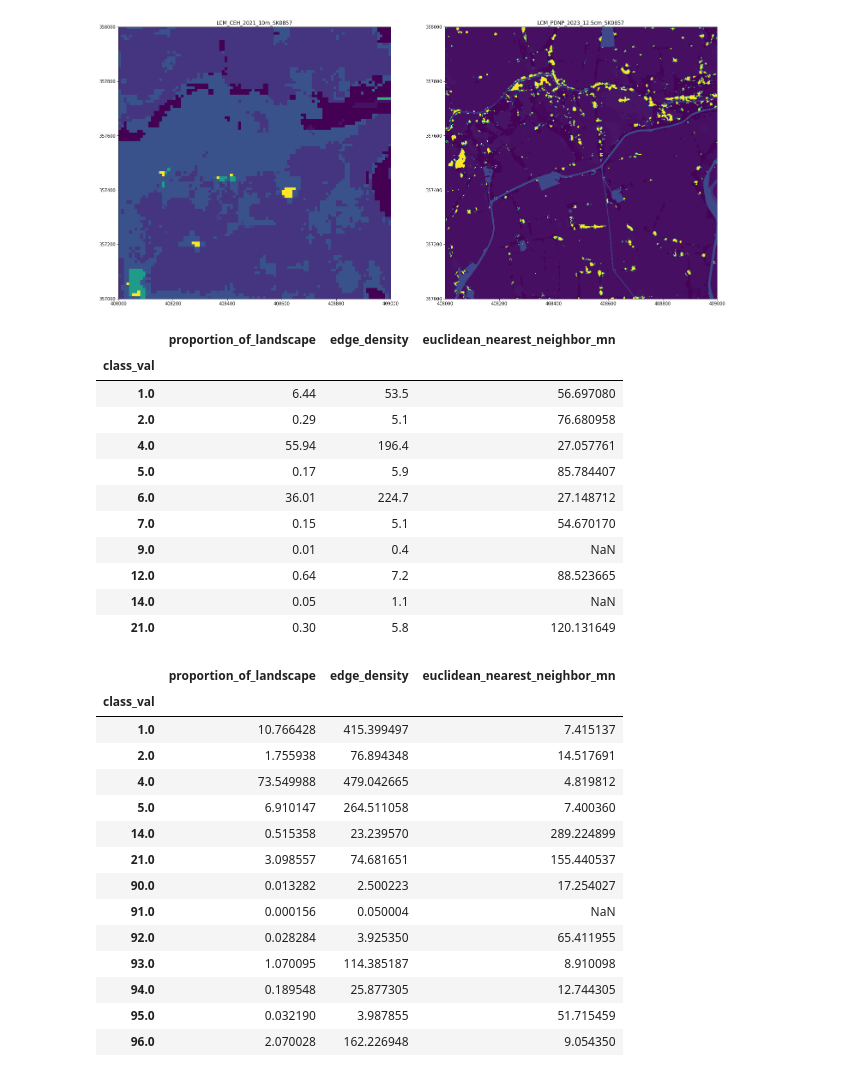
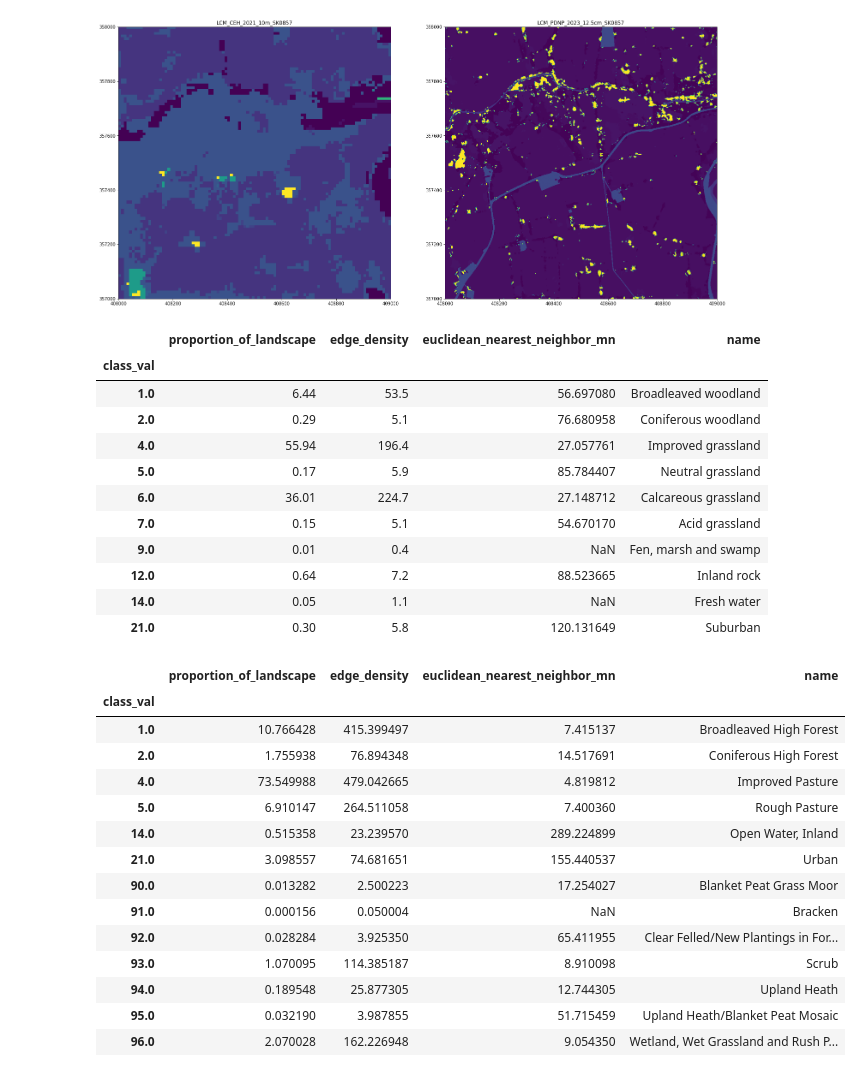
Before and after one commit to pdnpa/cnn-land-cover, a Jupyter notebook: notebooks/LCM fragmentation test.ipynb, the cells around one changed output. Saved outputs shown, nothing was run; the diff lists cells and outputs as text; code cells hidden in the pictures.

```diff
--- a/notebooks/LCM fragmentation test.ipynb
+++ b/notebooks/LCM fragmentation test.ipynb
@@ -183,40 +190,60 @@ CEH_metrics_df = CEH.compute_class_metrics_df(
     metrics=["proportion_of_landscape", "edge_density", "euclidean_nearest_neighbor_mn"]
 )
 # map CEH code to name column
-#CEH_metrics_df['name'] = CEH_metrics_df['class_val'].map(CEH_key)
+CEH_metrics_df['name'] = CEH_metrics_df.index.map(CEH_key)
 CEH_metrics_df
 # %% [output]
-|  | proportion_of_landscape | edge_density | euclidean_nearest_neighbor_mn |
-| class_val |  |  |  |
-| 1.0 | 6.44 | 53.5 | 56.697080 |
-| 2.0 | 0.29 | 5.1 | 76.680958 |
-| 4.0 | 55.94 | 196.4 | 27.057761 |
-| 5.0 | 0.17 | 5.9 | 85.784407 |
-| 6.0 | 36.01 | 224.7 | 27.148712 |
-| 7.0 | 0.15 | 5.1 | 54.670170 |
-| 9.0 | 0.01 | 0.4 | NaN |
-| 12.0 | 0.64 | 7.2 | 88.523665 |
-| 14.0 | 0.05 | 1.1 | NaN |
-| 21.0 | 0.30 | 5.8 | 120.131649 |
+|  | proportion_of_landscape | edge_density | euclidean_nearest_neighbor_mn | name |
+| class_val |  |  |  |  |
+| 1.0 | 6.44 | 53.5 | 56.697080 | Broadleaved woodland |
+| 2.0 | 0.29 | 5.1 | 76.680958 | Coniferous woodland |
+| 4.0 | 55.94 | 196.4 | 27.057761 | Improved grassland |
+| 5.0 | 0.17 | 5.9 | 85.784407 | Neutral grassland |
+| 6.0 | 36.01 | 224.7 | 27.148712 | Calcareous grassland |
+| 7.0 | 0.15 | 5.1 | 54.670170 | Acid grassland |
+| 9.0 | 0.01 | 0.4 | NaN | Fen, marsh and swamp |
+| 12.0 | 0.64 | 7.2 | 88.523665 | Inland rock |
+| 14.0 | 0.05 | 1.1 | NaN | Fresh water |
+| 21.0 | 0.30 | 5.8 | 120.131649 | Suburban |
+# %%
+# create a dict of key try to map to CEH
+PDNP_key_ = {90: 'Blanket Peat Grass Moor',
+           91: 'Bracken',
+           1: 'Broadleaved High Forest',
+           92: 'Clear Felled/New Plantings in Forest Areas',
+           2: 'Coniferous High Forest',
+           4: 'Improved Pasture',
+           21: 'Major Transport Routes',
+           14: 'Open Water, Inland',
+           21: 'Other Isolated Rural Developments (>0.25 ha)',
+           21: 'Quarries and Mineral Workings',
+           5: 'Rough Pasture',
+           93: 'Scrub',
+           94: 'Upland Heath',
+           95: 'Upland Heath/Blanket Peat Mosaic',
+           21: 'Urban',
+           96: 'Wetland, Wet Grassland and Rush Pasture'
+           }
 # %%
 # Compute pandas data frames of landscape metrics at the patch, class and landscape level
 PDNP_metrics_df = PDNP.compute_class_metrics_df(
     metrics=["proportion_of_landscape", "edge_density", "euclidean_nearest_neighbor_mn"]
 )
+PDNP_metrics_df['name'] = PDNP_metrics_df.index.map(PDNP_key_)
 PDNP_metrics_df
 # %% [output]
-|  | proportion_of_landscape | edge_density | euclidean_nearest_neighbor_mn |
-| class_val |  |  |  |
-| 1.0 | 10.766428 | 415.399497 | 7.415137 |
-| 2.0 | 1.755938 | 76.894348 | 14.517691 |
-| 4.0 | 73.549988 | 479.042665 | 4.819812 |
-| 5.0 | 6.910147 | 264.511058 | 7.400360 |
-| 14.0 | 0.515358 | 23.239570 | 289.224899 |
-| 21.0 | 3.098557 | 74.681651 | 155.440537 |
-| 90.0 | 0.013282 | 2.500223 | 17.254027 |
-| 91.0 | 0.000156 | 0.050004 | NaN |
-| 92.0 | 0.028284 | 3.925350 | 65.411955 |
-| 93.0 | 1.070095 | 114.385187 | 8.910098 |
-| 94.0 | 0.189548 | 25.877305 | 12.744305 |
-| 95.0 | 0.032190 | 3.987855 | 51.715459 |
-| 96.0 | 2.070028 | 162.226948 | 9.054350 |
+|  | proportion_of_landscape | edge_density | euclidean_nearest_neighbor_mn | name |
+| class_val |  |  |  |  |
+| 1.0 | 10.766428 | 415.399497 | 7.415137 | Broadleaved High Forest |
+| 2.0 | 1.755938 | 76.894348 | 14.517691 | Coniferous High Forest |
+| 4.0 | 73.549988 | 479.042665 | 4.819812 | Improved Pasture |
+| 5.0 | 6.910147 | 264.511058 | 7.400360 | Rough Pasture |
+| 14.0 | 0.515358 | 23.239570 | 289.224899 | Open Water, Inland |
+| 21.0 | 3.098557 | 74.681651 | 155.440537 | Urban |
+| 90.0 | 0.013282 | 2.500223 | 17.254027 | Blanket Peat Grass Moor |
+| 91.0 | 0.000156 | 0.050004 | NaN | Bracken |
+| 92.0 | 0.028284 | 3.925350 | 65.411955 | Clear Felled/New Plantings in For... |
+| 93.0 | 1.070095 | 114.385187 | 8.910098 | Scrub |
+| 94.0 | 0.189548 | 25.877305 | 12.744305 | Upland Heath |
+| 95.0 | 0.032190 | 3.987855 | 51.715459 | Upland Heath/Blanket Peat Mosaic |
+| 96.0 | 2.070028 | 162.226948 | 9.054350 | Wetland, Wet Grassland and Rush P... |
```
Also changed, not shown: parts of 1 cell of this notebook.
